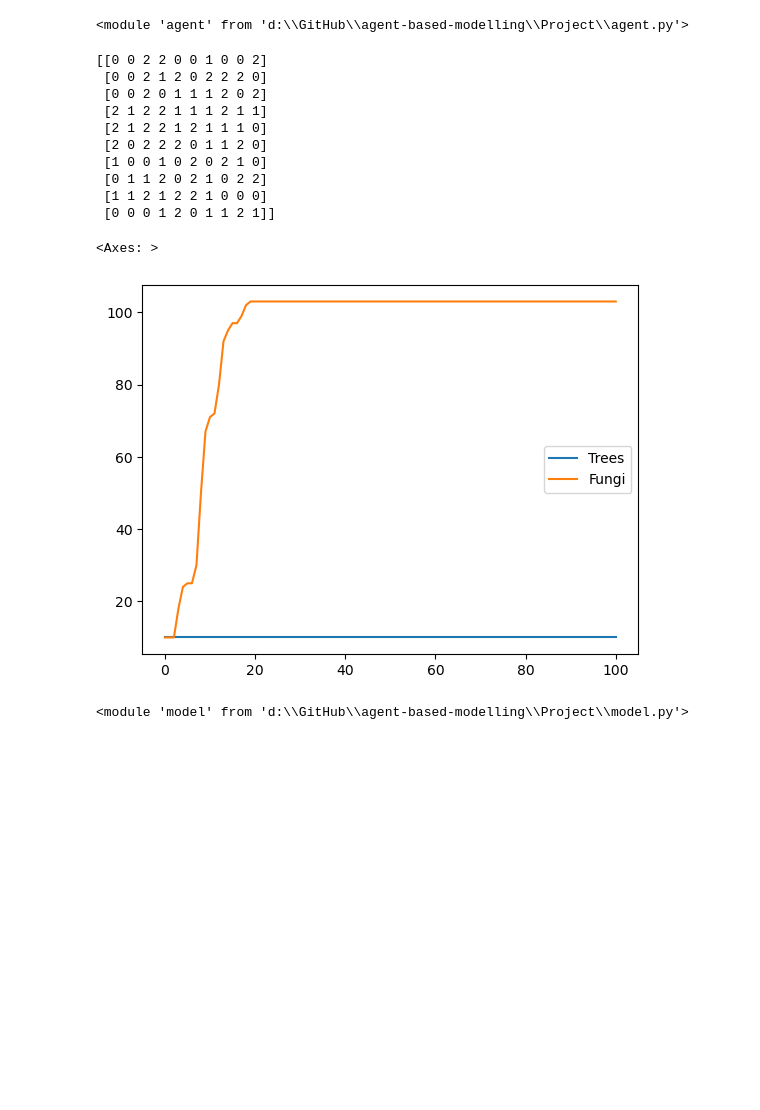
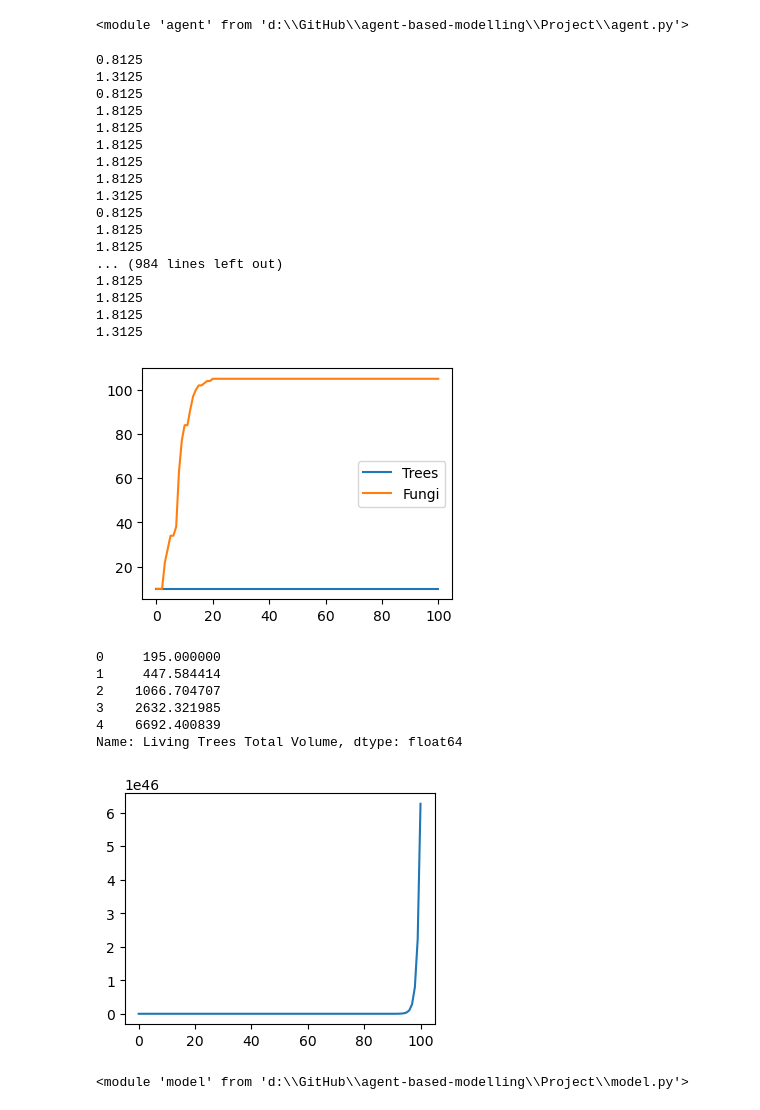
Before and after one commit to mboyan/agent-based-modelling, a Jupyter notebook: Project/ABM_Project.ipynb, the cells around one changed output. Saved outputs shown, nothing was run; the diff lists cells and outputs as text; code cells hidden in the pictures; blank space fills up the shorter version.

Commit message:
Volume growth proposal

```diff
--- a/Project/ABM_Project.ipynb
+++ b/Project/ABM_Project.ipynb
@@ -17,28 +21,52 @@ reload(agt)
 # %%
 %matplotlib inline
 
 width = 10
 height = 10
 n_init_trees = 10
 n_init_fungi = 10
 model = mdl.Forest(width, height, n_init_trees, n_init_fungi)
 model.run_model()
 
 data = model.datacollector.get_model_vars_dataframe()
-data.plot()
+
+fig, ax = plt.subplots()
+fig.set_size_inches(4, 3)
+data[["Trees", "Fungi"]].plot(ax=ax)
+plt.show()
+
+print(data["Living Trees Total Volume"].head())
+
+fig, ax = plt.subplots()
+fig.set_size_inches(4, 3)
+data["Living Trees Total Volume"].plot(ax=ax)
+plt.show()
 # %% [output]
-[[0 0 2 2 0 0 1 0 0 2]
- [0 0 2 1 2 0 2 2 2 0]
- [0 0 2 0 1 1 1 2 0 2]
- [2 1 2 2 1 1 1 2 1 1]
- [2 1 2 2 1 2 1 1 1 0]
- [2 0 2 2 2 0 1 1 2 0]
- [1 0 0 1 0 2 0 2 1 0]
- [0 1 1 2 0 2 1 0 2 2]
- [1 1 2 1 2 2 1 0 0 0]
- [0 0 0 1 2 0 1 1 2 1]]
+0.8125
+1.3125
+0.8125
+1.8125
+1.8125
+1.8125
+1.8125
+1.8125
+1.3125
+0.8125
+1.8125
+1.8125
+... (984 lines left out)
+1.8125
+1.8125
+1.8125
+1.3125
+[figure, new version]
-<Axes: >
+0     195.000000
+1     447.584414
+2    1066.704707
+3    2632.321985
+4    6692.400839
+Name: Living Trees Total Volume, dtype: float64
-[figure, old version]
+[figure, added]
 # %%
 reload(vis)
 reload(agt)
```
Also changed, not shown: parts of 2 cells of this notebook, 1 other file.
